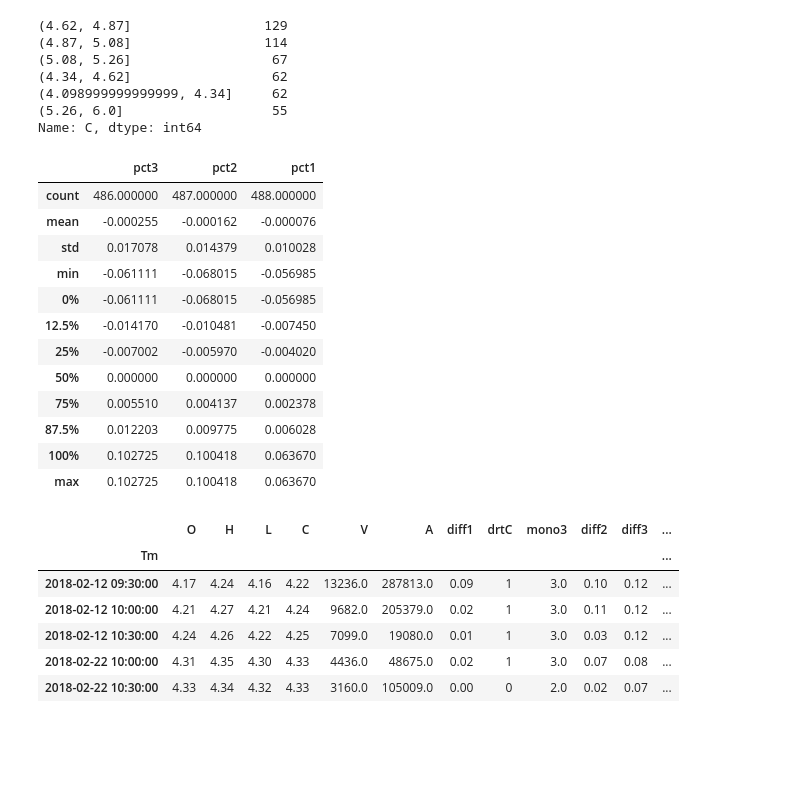
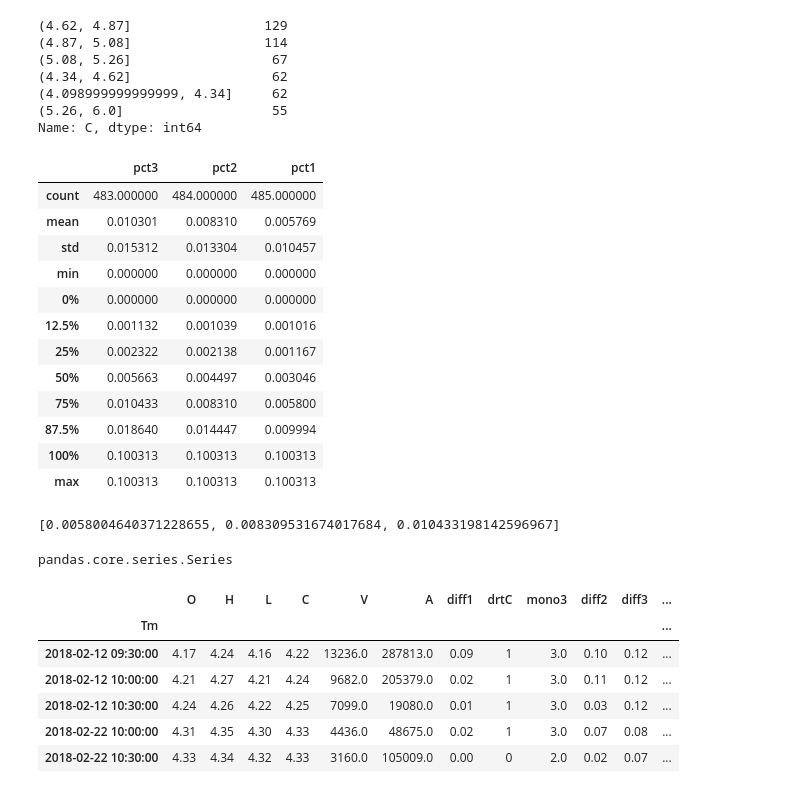
Before and after one commit to Audrey-Zhang/trading, a Jupyter notebook: 00.ipynb, the cells around one changed output. Cells and saved outputs as stored; diff of their text form; code cells hidden in the pictures; blank space fills up the shorter version.

```diff
--- a/00.ipynb
+++ b/00.ipynb
@@ -31,3 +62,5 @@ df_30_o.head(1)
+# %%
+df_30.columns = ['O','C','H','L','V','code']
 # %% [markdown]
 ### add calculated columns
 # %%
@@ -42,11 +75,11 @@ def dfcal(dataframe):
     df.loc[:,'mono3'] = df.drtC.rolling(3).sum()
     df.loc[:,'diff2'] = df['diff1'].rolling(2).sum()
     df.loc[:,'diff3'] = df['diff1'].rolling(3).sum()
-    df.loc[:,'pct1'] = df.C.pct_change()
-    df.loc[:,'pct2'] = df.C.pct_change(2)
-    df.loc[:,'pct3'] = df.C.pct_change(3)
+    df.loc[:,'pct1'] = df.C.pct_change().abs()
+    df.loc[:,'pct2'] = df.C.pct_change(2).abs()
+    df.loc[:,'pct3'] = df.C.pct_change(3).abs()
     df.loc[:,'stdF'] = 0
     return df
-# %%
-df_30 = dfcal(df_30_o)
+# %%
+df30 = dfcal(df_30)
 # %%
@@ -115,18 +148,18 @@ pd.value_counts(pd.qcut(df_30.C,q))
 (5.26, 6.0]                   55
 Name: C, dtype: int64
 # %%
-df_30[['pct3','pct2','pct1']].describe(q)
+df30[['pct3','pct2','pct1']].describe(q)
 # %% [output]
 |  | pct3 | pct2 | pct1 |
-| count | 486.000000 | 487.000000 | 488.000000 |
-| mean | -0.000255 | -0.000162 | -0.000076 |
-| std | 0.017078 | 0.014379 | 0.010028 |
-| min | -0.061111 | -0.068015 | -0.056985 |
-| 0% | -0.061111 | -0.068015 | -0.056985 |
-| 12.5% | -0.014170 | -0.010481 | -0.007450 |
-| 25% | -0.007002 | -0.005970 | -0.004020 |
-| 50% | 0.000000 | 0.000000 | 0.000000 |
-| 75% | 0.005510 | 0.004137 | 0.002378 |
-| 87.5% | 0.012203 | 0.009775 | 0.006028 |
-| 100% | 0.102725 | 0.100418 | 0.063670 |
-| max | 0.102725 | 0.100418 | 0.063670 |
+| count | 483.000000 | 484.000000 | 485.000000 |
+| mean | 0.010301 | 0.008310 | 0.005769 |
+| std | 0.015312 | 0.013304 | 0.010457 |
+| min | 0.000000 | 0.000000 | 0.000000 |
+| 0% | 0.000000 | 0.000000 | 0.000000 |
+| 12.5% | 0.001132 | 0.001039 | 0.001016 |
+| 25% | 0.002322 | 0.002138 | 0.001167 |
+| 50% | 0.005663 | 0.004497 | 0.003046 |
+| 75% | 0.010433 | 0.008310 | 0.005800 |
+| 87.5% | 0.018640 | 0.014447 | 0.009994 |
+| 100% | 0.100313 | 0.100313 | 0.100313 |
+| max | 0.100313 | 0.100313 | 0.100313 |
@@ -135,3 +166,12 @@ df30xx = df_30[TmS:TmE].copy()
+# %%
+q875_thread = df30[['pct1','pct2','pct3']].quantile(0.875).tolist()
+q875_thread
+# %% [output]
+[0.0058004640371228655, 0.008309531674017684, 0.010433198142596967]
+# %%
+type(q875_thread)
+# %% [output]
+pandas.core.series.Series
 # %%
 df30xx.sort_values('pct3', ascending=False).head()
 # %% [output]
```
Also changed, not shown: parts of 43 cells of this notebook, 4 other files.
